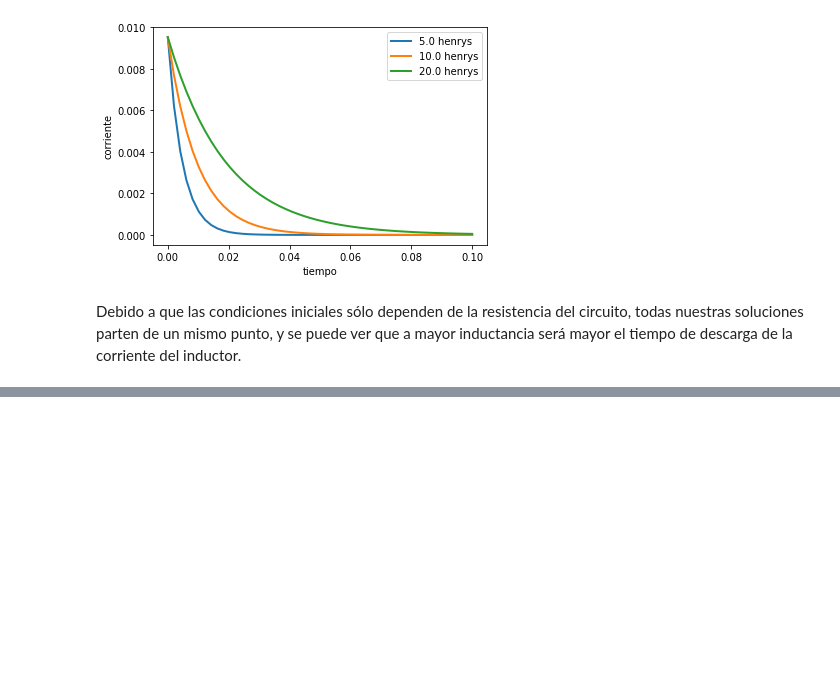
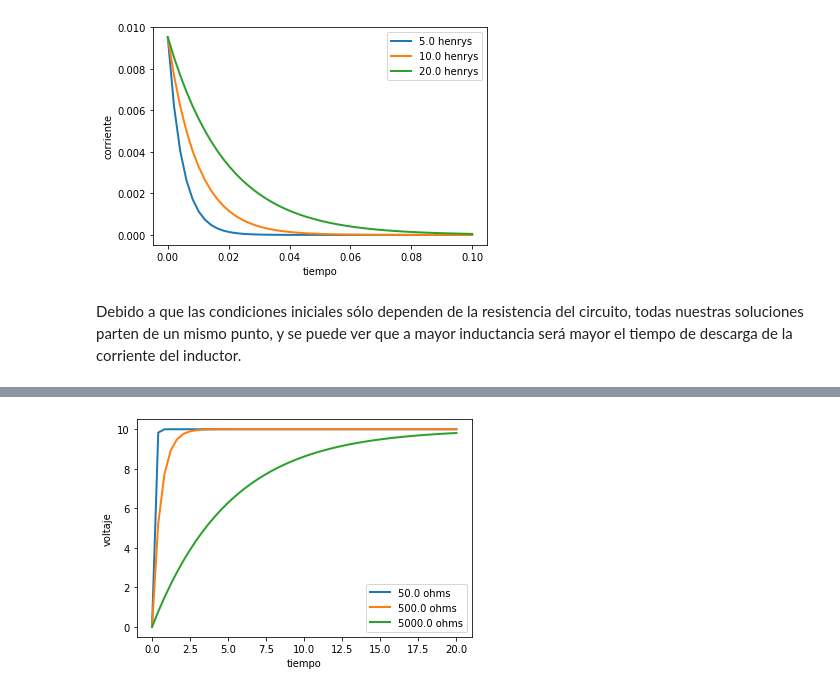
Before and after one commit to Rod1390/Proyecto-circuitos, a Jupyter notebook: proycir.ipynb, the cells around one changed output, grey strips where cells are left out. Cells and saved outputs as stored; diff of their text form; code cells hidden in the pictures; blank space fills up the shorter version.

```diff
--- a/proycir.ipynb
+++ b/proycir.ipynb
@@ -70,0 +76,25 @@ Debido a que las condiciones iniciales sólo dependen de la resistencia del circ
+# %%
+import numpy as np
+from scipy.integrate import odeint
+import matplotlib.pyplot as plt
+
+def dv_dt(v,t,r):
+    dvdt=(10-v)/(0.001*(50+r))
+    return dvdt
+
+t = np.linspace(0,20)
+res = [50,500,5000]
+v0= 0
+k= len(res)
+
+for x in range(k):
+    r = res[x]
+    vsol= odeint(dv_dt,v0,t,args= (r,))
+    plt.plot(t,vsol,linewidth=2,label='%.1f ohms'%r)
+
+plt.xlabel('tiempo')
+plt.ylabel('voltaje')
+plt.legend()
+plt.show()
+# %% [output]
+[figure, added]
```
Also changed, not shown: parts of 10 cells of this notebook.
